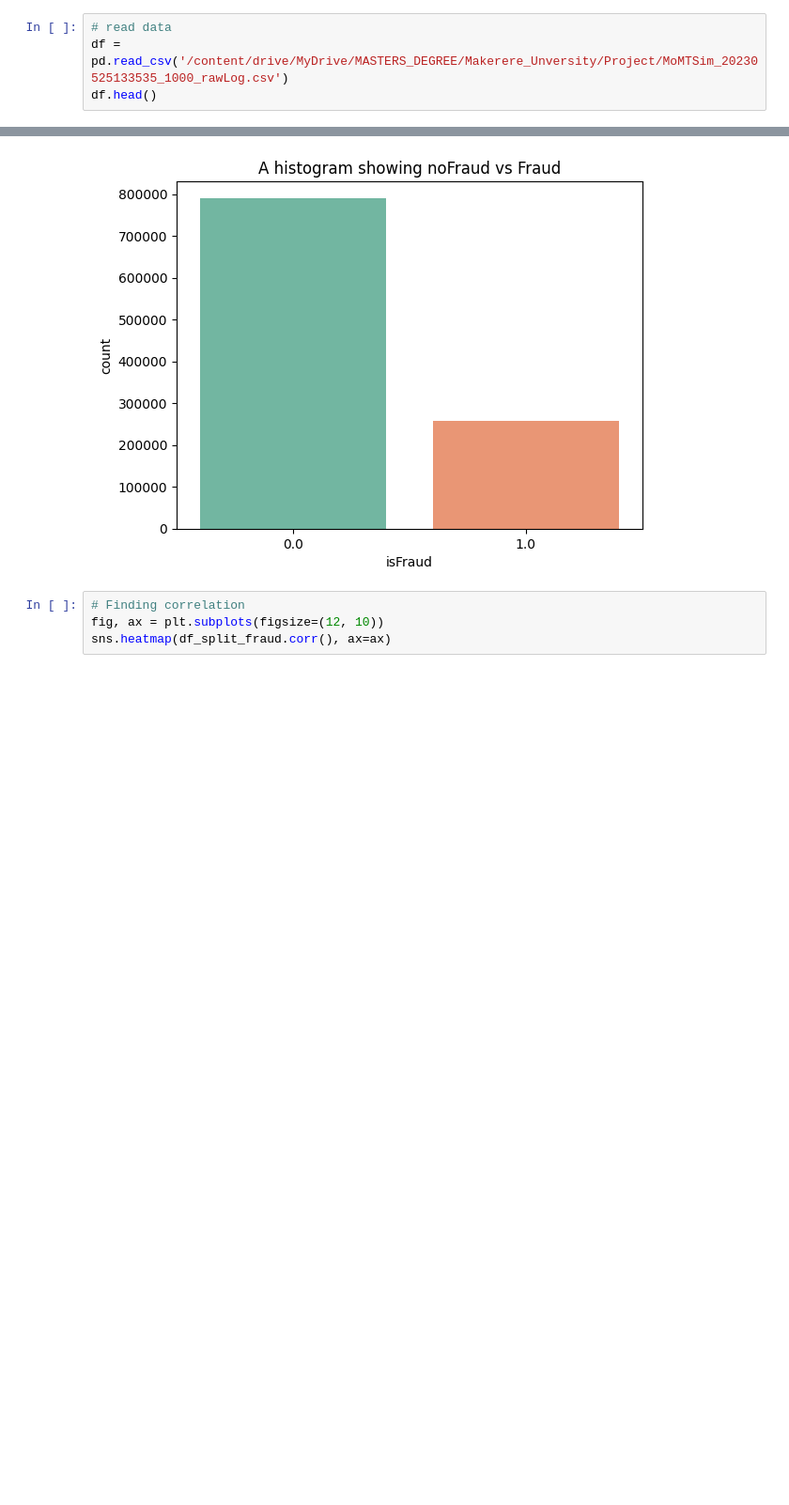
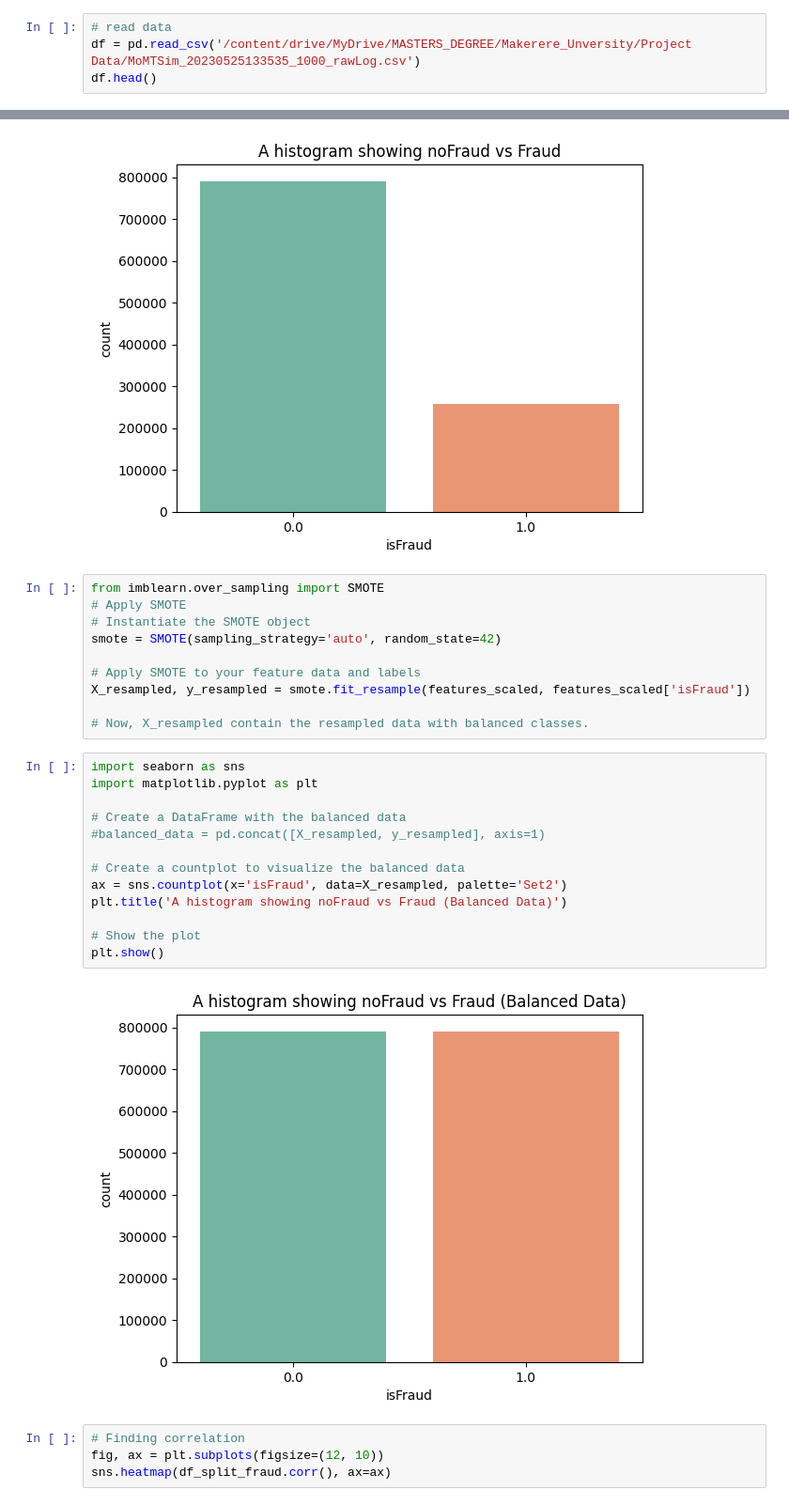
Before and after one commit to joshuabusinge/SplitAgentDeposit-Fraud, a Jupyter notebook: SplitAgentDepositML_Fraud.ipynb, the cells around one changed output, grey strips where cells are left out. Shown: that part at 94% size. Drawn from its saved outputs; the diff is of its cells as text; blank space fills up the shorter version.

```diff
--- a/SplitAgentDepositML_Fraud.ipynb
+++ b/SplitAgentDepositML_Fraud.ipynb
@@ -25,7 +27,7 @@ drive.mount('/content/drive')
 Mounted at /content/drive
 # %%
 # read data
-df = pd.read_csv('/content/drive/MyDrive/MASTERS_DEGREE/Makerere_Unversity/Project/MoMTSim_20230525133535_1000_rawLog.csv')
+df = pd.read_csv('/content/drive/MyDrive/MASTERS_DEGREE/Makerere_Unversity/Project Data/MoMTSim_20230525133535_1000_rawLog.csv')
 df.head()
 # %% [output]
 |  | 0 | DEPOSIT | 19414.74 | 4.22142E+15 | 97.59 | 19512.33 | 76-0004369 | 0.1 | 0.2 | 1 | ... |
@@ -267,6 +325,31 @@ with PdfPages('ax.pdf') as pdf:
     pdf.savefig()
 # %% [output]
 [figure]
+# %%
+from imblearn.over_sampling import SMOTE
+# Apply SMOTE
+# Instantiate the SMOTE object
+smote = SMOTE(sampling_strategy='auto', random_state=42)
+
+# Apply SMOTE to your feature data and labels
+X_resampled, y_resampled = smote.fit_resample(features_scaled, features_scaled['isFraud'])
+
+# Now, X_resampled contain the resampled data with balanced classes.
+# %%
+import seaborn as sns
+import matplotlib.pyplot as plt
+
+# Create a DataFrame with the balanced data
+#balanced_data = pd.concat([X_resampled, y_resampled], axis=1)
+
+# Create a countplot to visualize the balanced data
+ax = sns.countplot(x='isFraud', data=X_resampled, palette='Set2')
+plt.title('A histogram showing noFraud vs Fraud (Balanced Data)')
+
+# Show the plot
+plt.show()
+# %% [output]
+[figure, added]
 # %%
 # Finding correlation
 fig, ax = plt.subplots(figsize=(12, 10))
```
Also changed, not shown: parts of 5 cells of this notebook.
